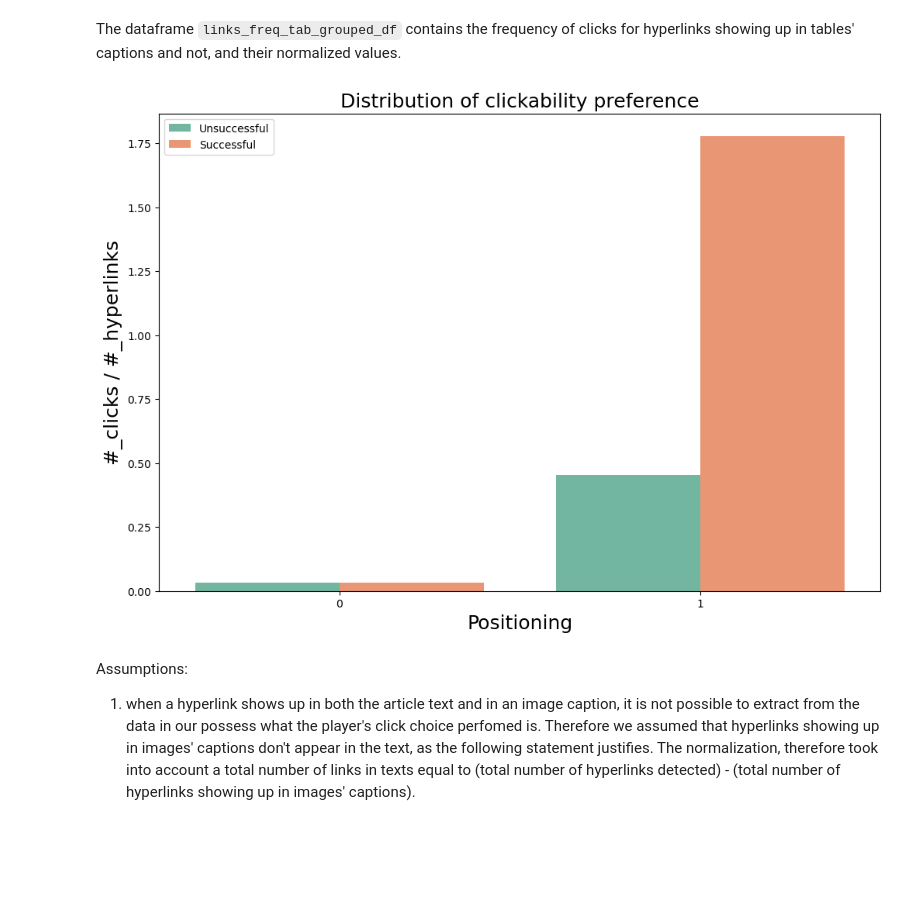
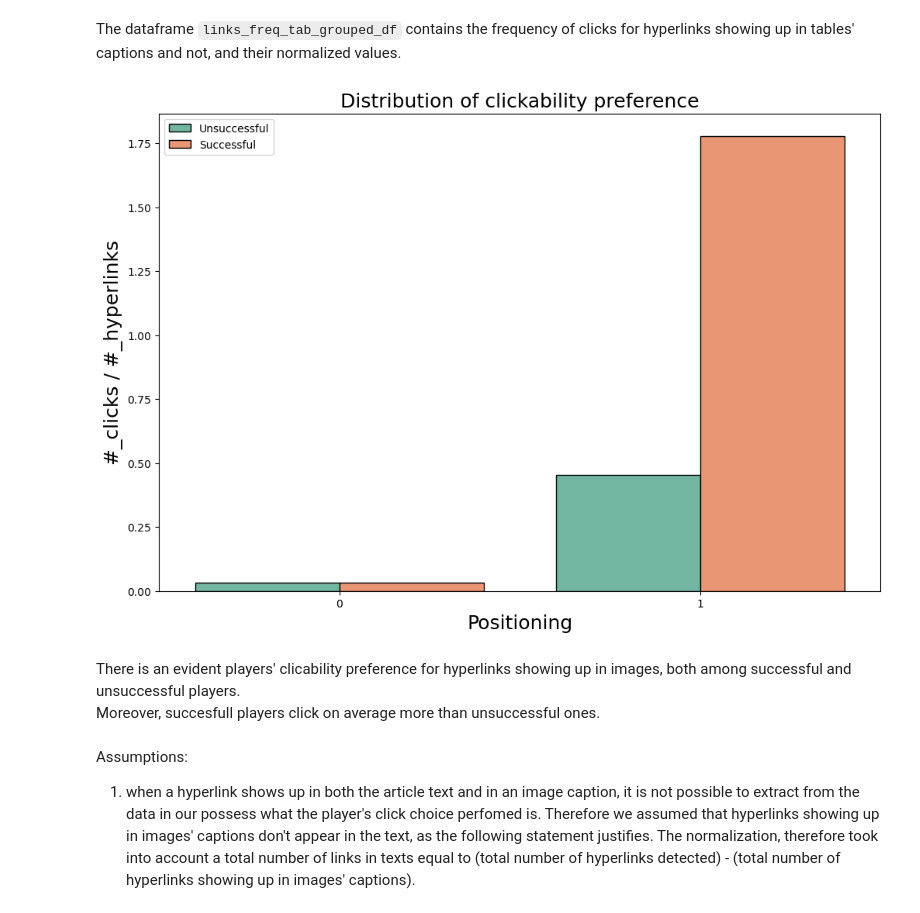
Before and after one commit to epfl-ada/ada-2022-project-theadalyzers, a Jupyter notebook: P2.ipynb, the cells around one changed output. Cells and saved outputs as stored; diff of their text form; code cells hidden in the pictures; blank space fills up the shorter version.

```diff
--- a/P2.ipynb
+++ b/P2.ipynb
@@ -939,19 +959,22 @@ The dataframe `links_freq_tab_grouped_df` contains the frequency of clicks for h
 # %%
 vis_img=pd.concat([links_freq_img_grouped_df_f, links_freq_img_grouped_df_u], axis=0)
 
 fig, ax = plt.subplots(figsize=(12,8), sharey=True)
 
-sns.barplot(y='#_clicks/#_links_img', x=vis_img.index, data=vis_img, palette=sns.color_palette("Set2"), hue='success')
+sns.barplot(y='#_clicks/#_links_img', x=vis_img.index, data=vis_img, palette=sns.color_palette("Set2"), hue='success', edgecolor='k')
 
 ax.set_title('Distribution of clickability preference', fontsize=18)
 ax.set_xlabel('Positioning', fontsize=18)
 ax.set_ylabel('#_clicks / #_hyperlinks', fontsize=18)
 ax.legend_.set_title('')
 labels = ['Unsuccessful', 'Successful']
 for t, l in zip(ax.legend_.texts, labels):
     t.set_text(l)
 # %% [output]
-[figure, old version]
+[figure, new version]
+# %% [markdown]
+There is an evident players' clicability preference for hyperlinks showing up in images, both among successful and unsuccessful players. <br>
+Moreover, succesfull players click on average more than unsuccessful ones.
 # %% [markdown]
 Assumptions:
 1. when a hyperlink shows up in both the article text and in an image caption, it is not possible to extract from the data in our possess what the player's click choice perfomed is. Therefore we assumed that hyperlinks showing up in images' captions don't appear in the text, as the following statement justifies. The normalization, therefore took into account a total number of links in texts equal to  (total number of hyperlinks detected) - (total number of hyperlinks showing up in images' captions).
```
Also changed, not shown: parts of 52 cells of this notebook.
